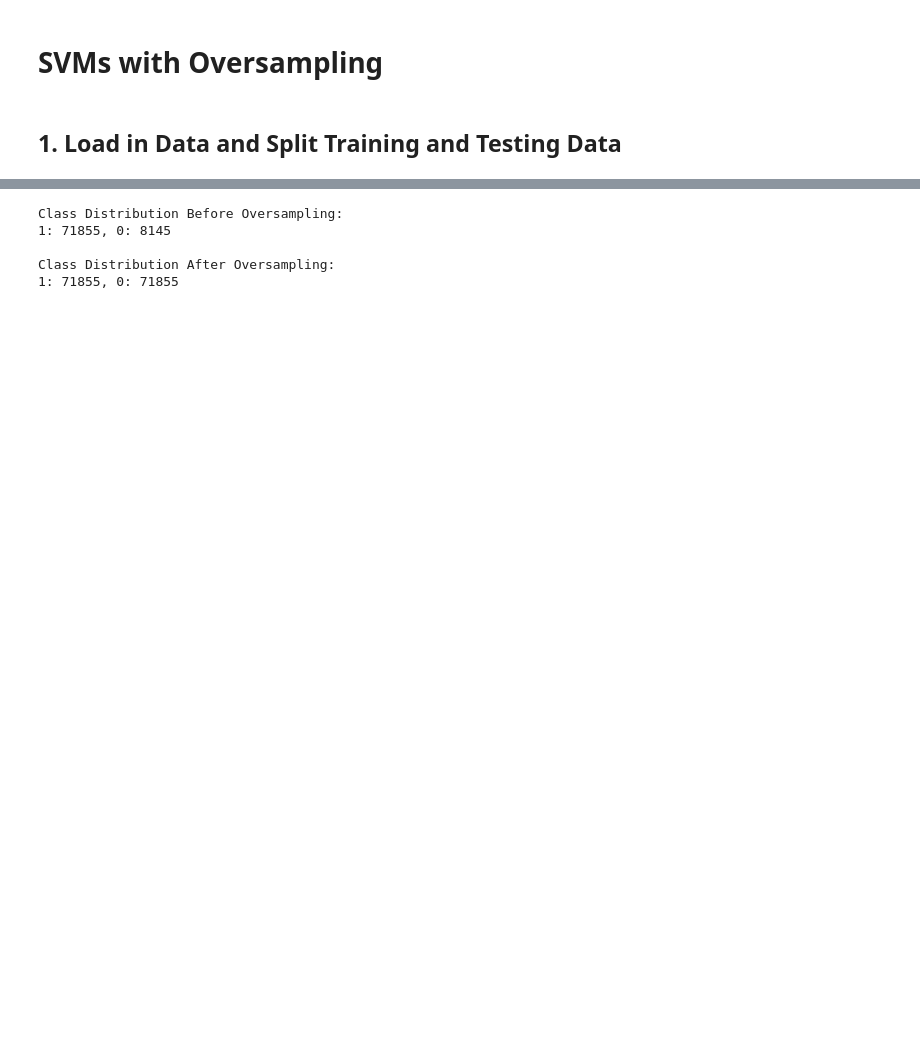
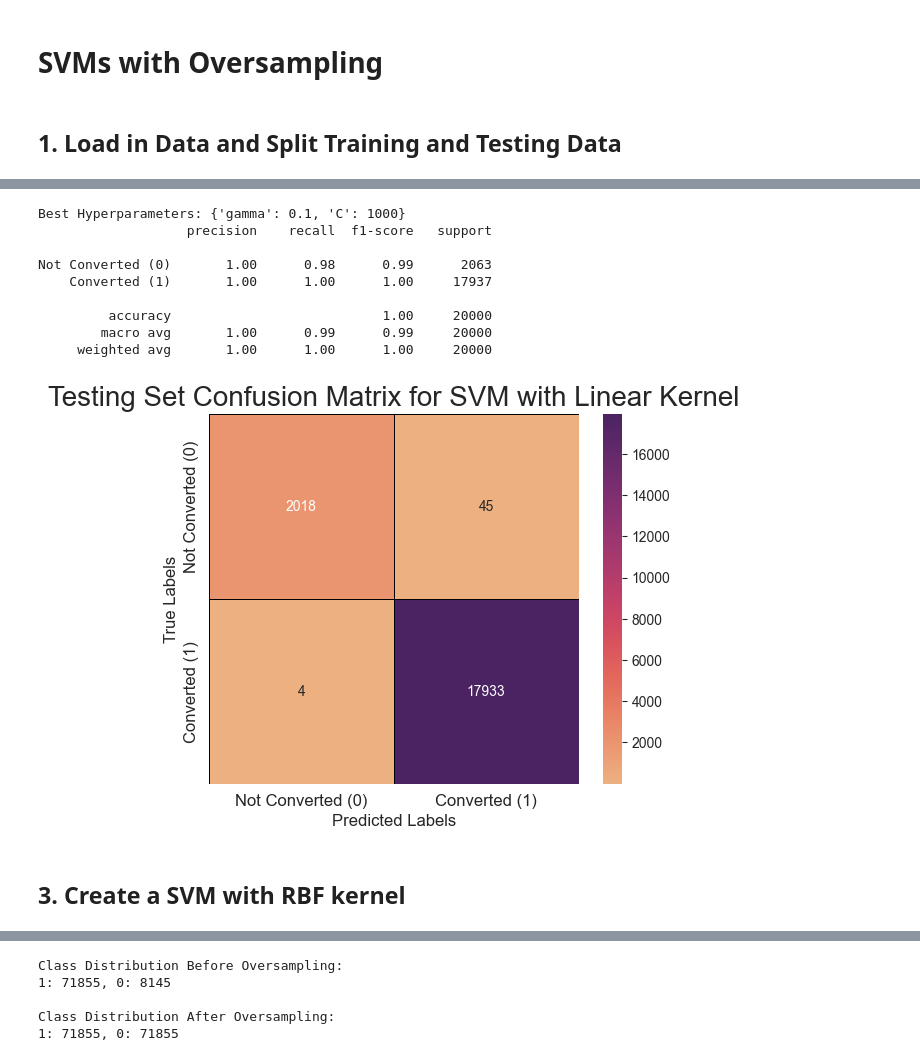
Before and after one commit to DanielDanyang/ECS171-Group10, a Jupyter notebook: svm.ipynb, the cells around one changed output, grey strips where cells are left out. Cells and saved outputs as stored; diff of their text form; code cells hidden in the pictures; blank space fills up the shorter version.

Commit message:
Update EDA Final Project Code
Added EDA and data preprocessing code to final project code

```diff
--- a/svm.ipynb
+++ b/svm.ipynb
@@ -28,0 +31,17 @@ y_test = y_test.to_numpy().ravel()
+# %%
+# Create SVM classifier with RBF kernel
+model = svm.SVC(kernel='linear')
+
+# Specify hyperparameters to tune
+param_dict = {'C': [0.1, 1, 10, 100, 1000],
+              'gamma': [1, 0.1, 0.01, 0.001, 0.0001]}
+
+# Perform hyperparameter tuning with random search
+random_search = RandomizedSearchCV(model, param_distributions=param_dict, n_iter=10, cv=5, verbose=2, n_jobs=-1)
+random_search.fit(x_train, y_train)
+
+# Get best model
+best_model = random_search.best_estimator_
+
+# Make predictions on testing data with best hyperparameters
+y_pred = best_model.predict(x_test)
@@ -28,0 +79,33 @@ y_test = y_test.to_numpy().ravel()
+# %%
+# Display best hyperparameters
+print(f'Best Hyperparameters: {random_search.best_params_}')
+
+# Display metrics on the best linear model
+class_report = classification_report(y_test, y_pred, target_names=['Not Converted (0)', 'Converted (1)'])
+print(class_report)
+
+# Create confusion matrix for the testing set
+matrix_labels = ['Not Converted (0)', 'Converted (1)']
+matrix = confusion_matrix(y_test, y_pred)
+ax = plt.subplot()
+sns.heatmap(matrix, annot=True, fmt="g", ax=ax, cmap="flare",
+            linewidths=0.5, linecolor="black", square=True)
+ax.set_title("Testing Set Confusion Matrix for SVM with Linear Kernel", fontsize=20)
+ax.set_xlabel("Predicted Labels", fontsize=12)
+ax.set_ylabel("True Labels", fontsize=12)
+ax.xaxis.set_ticklabels(matrix_labels, fontsize=12)
+ax.yaxis.set_ticklabels(matrix_labels, fontsize=12)
+plt.show()
+# %% [output]
+Best Hyperparameters: {'gamma': 0.1, 'C': 1000}
+                   precision    recall  f1-score   support
+
+Not Converted (0)       1.00      0.98      0.99      2063
+    Converted (1)       1.00      1.00      1.00     17937
+
+         accuracy                           1.00     20000
+        macro avg       1.00      0.99      0.99     20000
+     weighted avg       1.00      1.00      1.00     20000
+[figure, added]
+# %% [markdown]
+## 3. Create a SVM with RBF kernel
```
Also changed, not shown: parts of 7 cells of this notebook, 1 other file.
